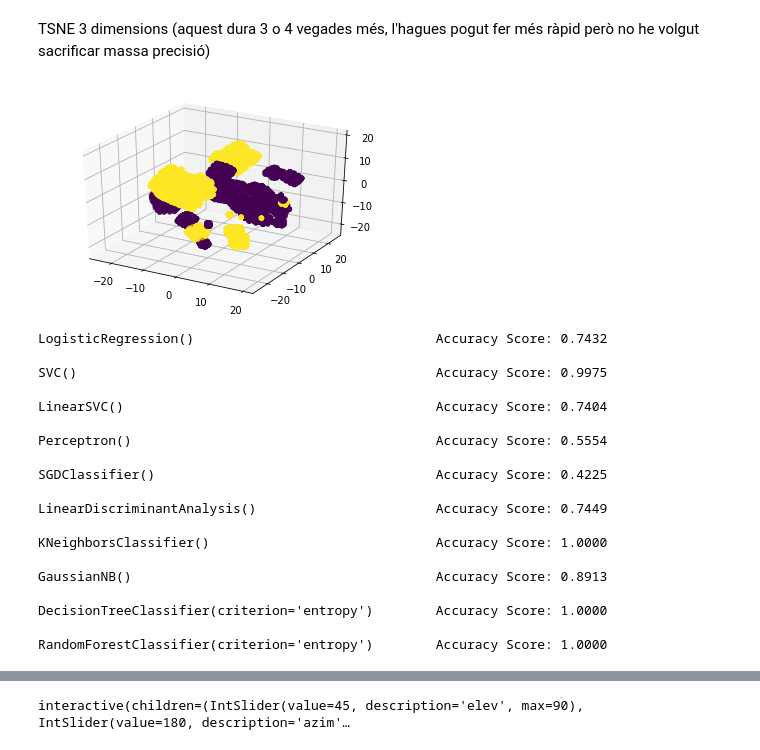
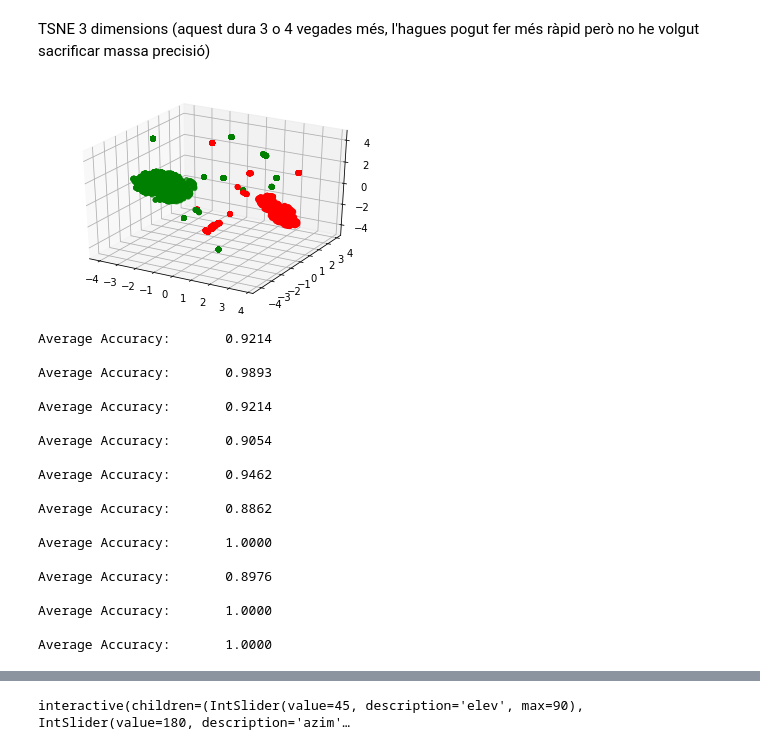
Before and after one commit to AlbertRoca29/Mushrooms, a Jupyter notebook: mushrooms.ipynb, the cells around one changed output, grey strips where cells are left out. Cells and saved outputs as stored; diff of their text form; code cells hidden in the pictures.

```diff
--- a/mushrooms.ipynb
+++ b/mushrooms.ipynb
@@ -158,8 +199,13 @@ X_train, X_test, y_train, y_test = train_test_split(X_norm, y, test_size=0.3)
 # X_train = mm.fit_transform(X_train)
 # X_test = mm.transform(X_test)
 # %%
-def print_score(classifier,X_train,y_train,X_test,y_test,matriu=False,report=False):
-    print('%-50s Accuracy Score: %.4f\n' % (classifier,accuracy_score(y_test,classifier.predict(X_test))))
+def print_score(classifier,X_train,y_train,X_test,y_test,matriu=False,report=False, average = True):
+    if(average):
+        res = cross_val_score(classifier, X_train, y_train, cv=10, n_jobs=-1, scoring='accuracy')
+        print('Average Accuracy:\t{0:.4f}\n'.format(res.mean()))
+    else:
+        print('%-50s Accuracy Score: %.4f\n' % (classifier,accuracy_score(y_test,classifier.predict(X_test))))
+    # print('Standard Deviation:\t{0:.4f}'.format(res.std()))
     if(report): print('Classification Report:\n{}'.format(classification_report(y_test,classifier.predict(X_test))))
     if(matriu): print('Confusion Matrix:\n{}\n'.format(confusion_matrix(y_test,classifier.predict(X_test))))
 # %% [markdown]
@@ -211,3 +257,11 @@ Confusion Matrix:
+# %%
+lasso_classifier = Lasso()
+
+# Train the Lasso classifier on the training data
+lasso_classifier.fit(X_train, y_train)
+
+# Predict the labels on the test data using the Lasso classifier
+lasso_y_pred = lasso_classifier.predict(X_test)
 # %%
 plt.figure(figsize=(13,9))
 def k_features_accuracy_evolution(classifier,X_train,y_train,X_test,y_test,n_final):
@@ -560,5 +609,5 @@ Tot i no ser d'aprenentatge supervisat, podem veure com funcionen els models en
 # %%
-tsne2 = TSNE(n_components=2,n_iter=1000, perplexity = 50) # he augmentat la perplexity respecte l'estandar ja que l'estandar (30) està pensat per dataset molt petits.
+tsne2 = TSNE(n_components=2,n_iter=270, perplexity = 75, early_exaggeration=35) # he augmentat la perplexity respecte l'estandar ja que l'estandar (30) està pensat per dataset molt petits.
 X_tsne2 = tsne2.fit_transform(X_norm)
 plt.scatter(X_tsne2[:, 0], X_tsne2[:, 1], c=np.where(y == 0, 'r', 'g'))
 plt.show()
@@ -631,6 +680,6 @@ for classifier in models:
     classifier.fit(X_train_t, y_train_t)
     ax = fig.add_subplot(4,3, i)
     i+=1
-    visualization_test(classifier,X_test_t,y_test_t,step = 0.2) # augmentar l'step si es vol més ràpid, disminuir si es vol més precís.
+    visualization_test(classifier,X_test_t,y_test_t,step = 0.05) # augmentar l'step si es vol més ràpid, disminuir si es vol més precís.
 plt.show()
 # %% [output]
@@ -638,55 +687,55 @@ plt.show()
 # %% [markdown]
 TSNE 3 dimensions (aquest dura 3 o 4 vegades més, l'hagues pogut fer més ràpid però no he volgut sacrificar massa precisió)
 # %%
-tsne3 = TSNE(n_components=3, n_iter=1000, perplexity = 50)
+tsne3 = TSNE(n_components=3, n_iter=270, perplexity = 75)
 
 X_tsne3 = tsne3.fit_transform(X_norm)
 
 fig = plt.figure()
 ax = fig.add_subplot(111, projection='3d')
 ax.scatter(X_tsne3[:, 0], X_tsne3[:, 1], X_tsne3[:, 2], c=np.where(y == 0, 'r', 'g'))
 end = time.time()
 plt.ion()
 plt.show()
 
-X_train, X_test, y_train, y_test = train_test_split(X_tsne3, y, test_size=0.3)
+X_train_t, X_test_t, y_train_t, y_test_t = train_test_split(X_tsne3, y, test_size=0.3)
 
 models = [
     LogisticRegression(),
     SVC(kernel='rbf'),
     LinearSVC(),
     Perceptron(),
     SGDClassifier(),
     LinearDiscriminantAnalysis(),
     KNeighborsClassifier(n_neighbors = 5),
     GaussianNB(),
     DecisionTreeClassifier(criterion='entropy'),
     RandomForestClassifier(n_estimators = 100, criterion = 'entropy')
 ]
 i=0
 for classifier in models:
-    classifier.fit(X_train,y_train)
-    print_score(classifier,X_train,y_train,X_test,y_test)
-    acc[i,1] = accuracy_score(y_test,classifier.predict(X_test))
+    classifier.fit(X_train_t,y_train_t)
+    print_score(classifier,X_train_t,y_train_t,X_test_t,y_test_t)
+    acc[i,1] = accuracy_score(y_test_t,classifier.predict(X_test_t))
     i+=1
 # %% [output]
-[figure, old version]
+[figure, new version]
-LogisticRegression()                               Accuracy Score: 0.7432
+Average Accuracy:       0.9214
 
-SVC()                                              Accuracy Score: 0.9975
+Average Accuracy:       0.9893
 
-LinearSVC()                                        Accuracy Score: 0.7404
+Average Accuracy:       0.9214
 
-Perceptron()                                       Accuracy Score: 0.5554
+Average Accuracy:       0.9054
 
-SGDClassifier()                                    Accuracy Score: 0.4225
+Average Accuracy:       0.9462
 
-LinearDiscriminantAnalysis()                       Accuracy Score: 0.7449
+Average Accuracy:       0.8862
 
-KNeighborsClassifier()                             Accuracy Score: 1.0000
+Average Accuracy:       1.0000
 
-GaussianNB()                                       Accuracy Score: 0.8913
+Average Accuracy:       0.8976
 
-DecisionTreeClassifier(criterion='entropy')        Accuracy Score: 1.0000
+Average Accuracy:       1.0000
 
-RandomForestClassifier(criterion='entropy')        Accuracy Score: 1.0000
+Average Accuracy:       1.0000
```
Also changed, not shown: parts of 26 cells of this notebook.
